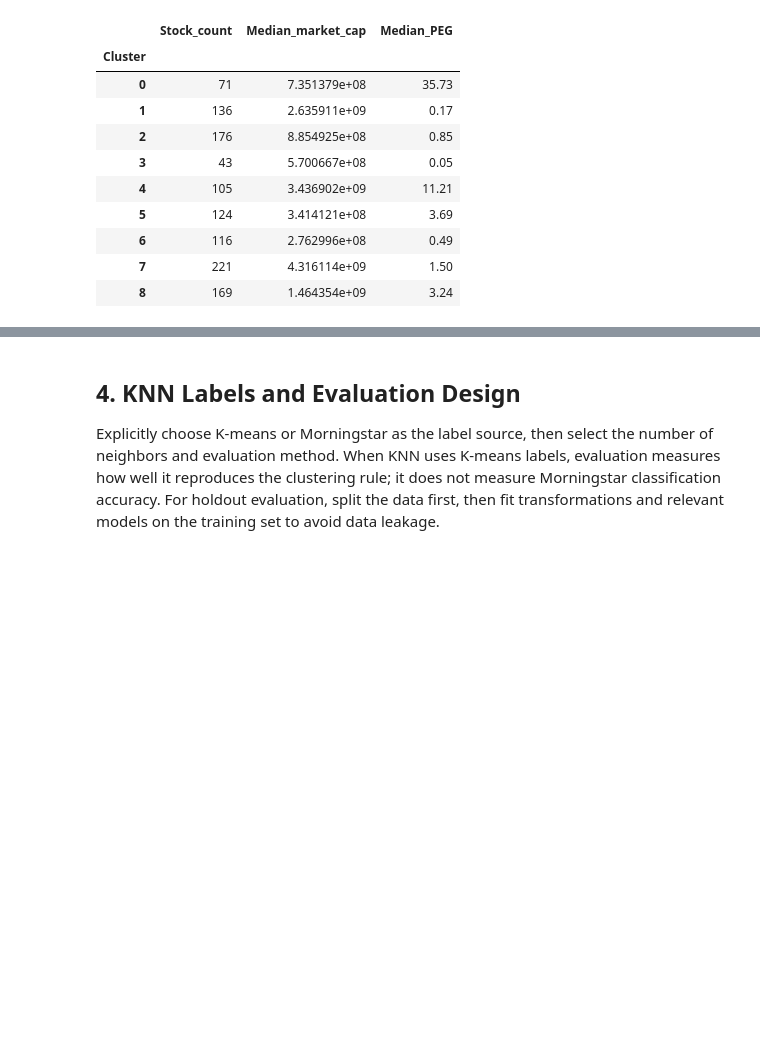
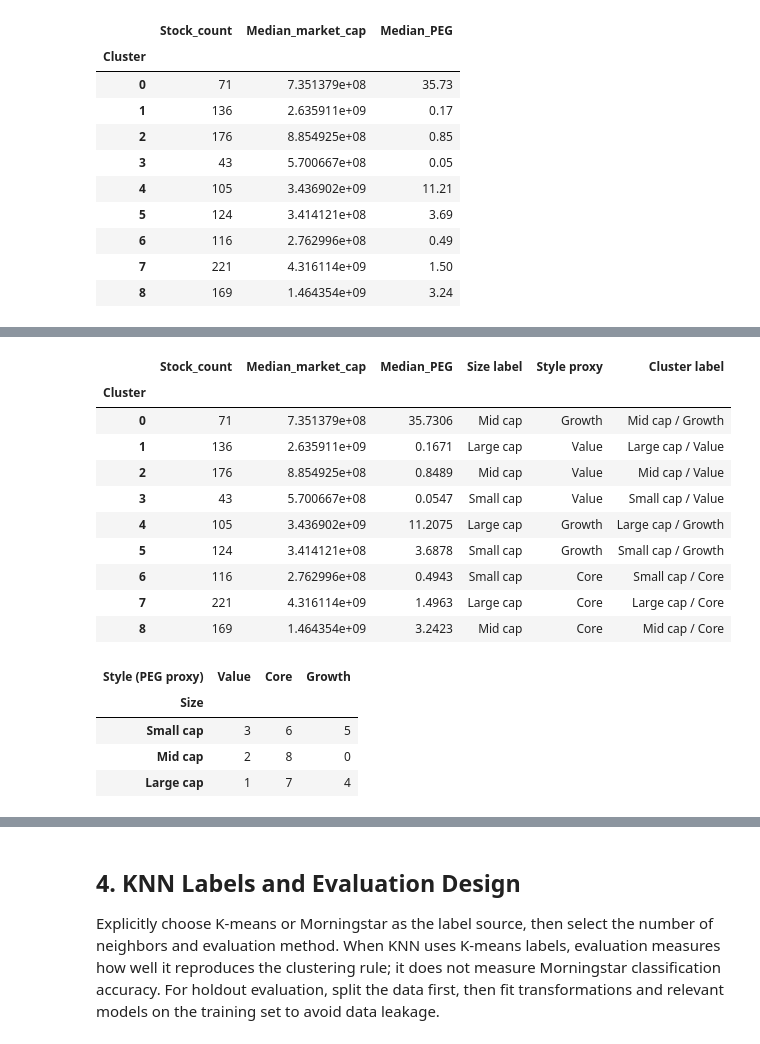
Before and after one commit to JoyWu-302121/stock_clustering, a Jupyter notebook: model/model.ipynb, the cells around one changed output, grey strips where cells are left out. Saved outputs shown, nothing was run; the diff lists cells and outputs as text; code cells hidden in the pictures; blank space fills up the shorter version.

```diff
--- a/model/model.ipynb
+++ b/model/model.ipynb
@@ -176,0 +182,34 @@ display(stocks.head(10))
+# %%
+# Assign each of the nine size/style combinations exactly once.
+cluster_labels = summary.sort_values(["Median_market_cap", "Median_PEG"]).copy()
+cluster_labels["Size label"] = np.repeat(["Small cap", "Mid cap", "Large cap"], 3)
+
+# Sort PEG within each size group, then assign Value, Core, and Growth.
+cluster_labels = cluster_labels.sort_values(["Size label", "Median_PEG", "Median_market_cap"])
+cluster_labels["Style proxy"] = np.tile(["Value", "Core", "Growth"], 3)
+cluster_labels["Cluster label"] = cluster_labels["Size label"] + " / " + cluster_labels["Style proxy"]
+cluster_labels = cluster_labels.sort_index()
+display(cluster_labels.round(4))
+
+# Display the complete 3 x 3 mapping.
+style_box = cluster_labels.reset_index().pivot(
+    index="Size label", columns="Style proxy", values="Cluster"
+).reindex(index=["Small cap", "Mid cap", "Large cap"], columns=["Value", "Core", "Growth"])
+display(style_box.rename_axis(index="Size", columns="Style (PEG proxy)"))
+# %% [output]
+|  | Stock_count | Median_market_cap | Median_PEG | Size label | Style proxy | Cluster label |
+| Cluster |  |  |  |  |  |  |
+| 0 | 71 | 7.351379e+08 | 35.7306 | Mid cap | Growth | Mid cap / Growth |
+| 1 | 136 | 2.635911e+09 | 0.1671 | Large cap | Value | Large cap / Value |
+| 2 | 176 | 8.854925e+08 | 0.8489 | Mid cap | Value | Mid cap / Value |
+| 3 | 43 | 5.700667e+08 | 0.0547 | Small cap | Value | Small cap / Value |
+| 4 | 105 | 3.436902e+09 | 11.2075 | Large cap | Growth | Large cap / Growth |
+| 5 | 124 | 3.414121e+08 | 3.6878 | Small cap | Growth | Small cap / Growth |
+| 6 | 116 | 2.762996e+08 | 0.4943 | Small cap | Core | Small cap / Core |
+| 7 | 221 | 4.316114e+09 | 1.4963 | Large cap | Core | Large cap / Core |
+| 8 | 169 | 1.464354e+09 | 3.2423 | Mid cap | Core | Mid cap / Core |
+| Style (PEG proxy) | Value | Core | Growth |
+| Size |  |  |  |
+| Small cap | 3 | 6 | 5 |
+| Mid cap | 2 | 8 | 0 |
+| Large cap | 1 | 7 | 4 |
```
Also changed, not shown: parts of 4 cells of this notebook, 1 other file.
